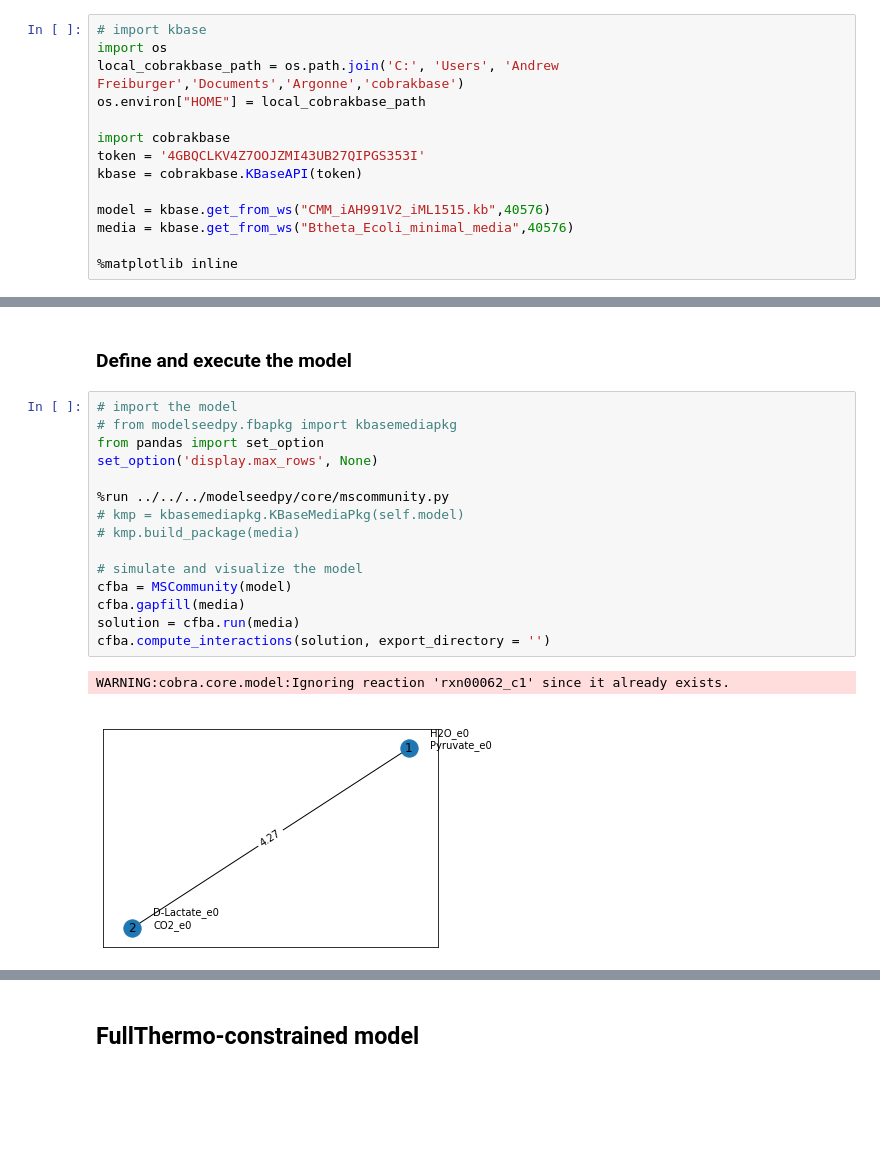
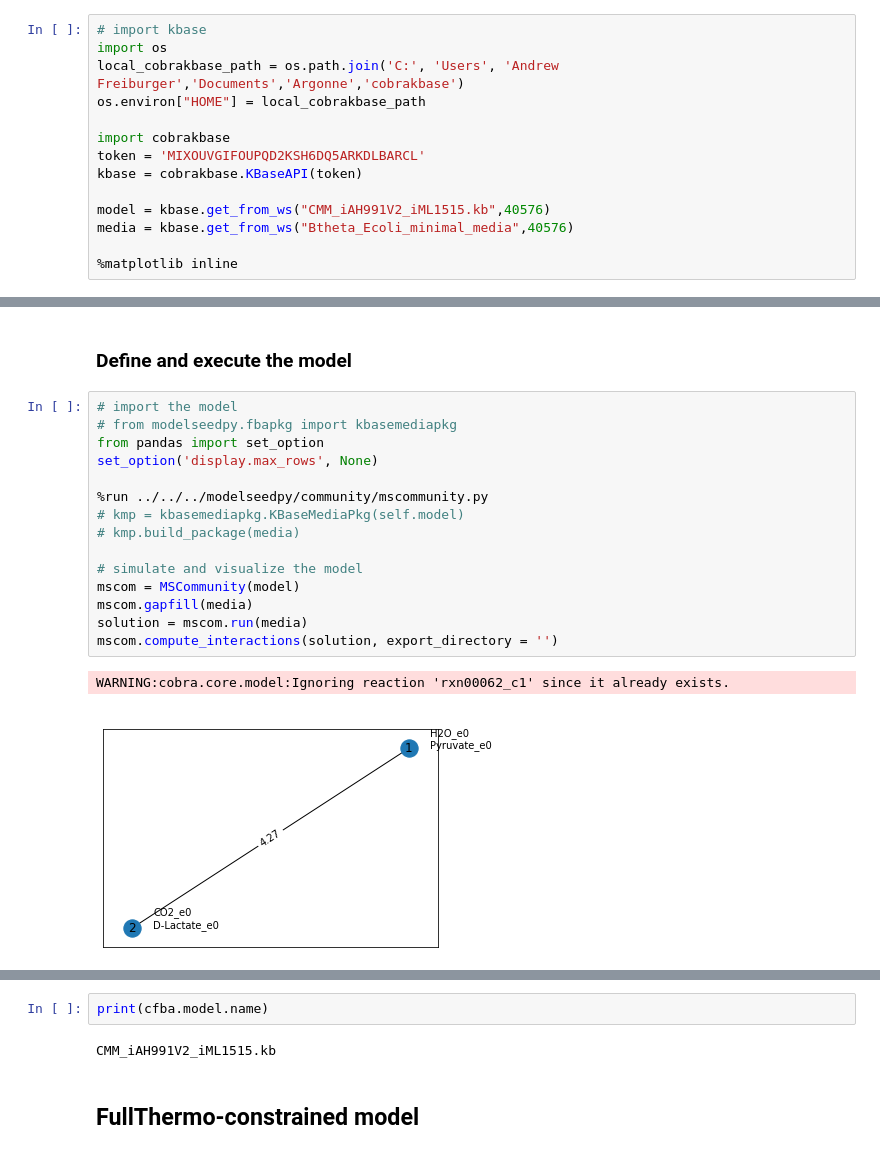
Before and after one commit to ModelSEED/ModelSEEDpy, a Jupyter notebook: examples/Community Modeling/MSCommunity/MSCommunity_thermo.ipynb, the cells around one changed output, grey strips where cells are left out. Saved outputs shown, nothing was run; the diff lists cells and outputs as text; blank space fills up the shorter version.

```diff
--- a/examples/Community Modeling/MSCommunity/MSCommunity_thermo.ipynb
+++ b/examples/Community Modeling/MSCommunity/MSCommunity_thermo.ipynb
@@ -7,7 +7,7 @@ local_cobrakbase_path = os.path.join('C:', 'Users', 'Andrew Freiburger','Documen
 os.environ["HOME"] = local_cobrakbase_path
 
 import cobrakbase
-token = '4GBQCLKV4Z7OOJZMI43UB27QIPGS353I'
+token = 'MIXOUVGIFOUPQD2KSH6DQ5ARKDLBARCL'
 kbase = cobrakbase.KBaseAPI(token)
 
 model = kbase.get_from_ws("CMM_iAH991V2_iML1515.kb",40576)
@@ -69,21 +80,21 @@ TypeError: argument of type 'NoneType' is not iterable
 # %%
 # import the model
 # from modelseedpy.fbapkg import kbasemediapkg
 from pandas import set_option
 set_option('display.max_rows', None)
 
-%run ../../../modelseedpy/core/mscommunity.py
+%run ../../../modelseedpy/community/mscommunity.py
 # kmp = kbasemediapkg.KBaseMediaPkg(self.model)
 # kmp.build_package(media)
 
 # simulate and visualize the model
-cfba = MSCommunity(model)
-cfba.gapfill(media)
-solution = cfba.run(media)
-cfba.compute_interactions(solution, export_directory = '')
+mscom = MSCommunity(model)
+mscom.gapfill(media)
+solution = mscom.run(media)
+mscom.compute_interactions(solution, export_directory = '')
 # %% [output]
 WARNING:cobra.core.model:Ignoring reaction 'rxn00062_c1' since it already exists.
-[figure, old version]
+[figure, new version]
 |  | IDs | Metabolites/Donor | Environment | Species1 | Species2 |
 | 0 | cpd03161_e0 | Phenethylamine_e0 | 0 | 0.0 | 0 |
 | 1 | cpd01155_e0 | Cadaverine_e0 | 0 | 0.0 | 0 |
@@ -101,6 +112,10 @@ WARNING:cobra.core.model:Ignoring reaction 'rxn00062_c1' since it already exists
 | 396 | Ser_Thr_e0 | Ser_Thr_e0 | 0 | 0 | 0.0 |
 | 397 | T_antigen_e0 | T_antigen_e0 | 0 | 0 | 0.0 |
 | 398 | Tn_antigen_e0 | Tn_antigen_e0 | 0 | 0 | 0.0 |
+# %%
+print(cfba.model.name)
+# %% [output]
+CMM_iAH991V2_iML1515.kb
 # %% [markdown]
 ## FullThermo-constrained model
 # %% [markdown]
```
Also changed, not shown: parts of 11 cells of this notebook, 17 other files.
